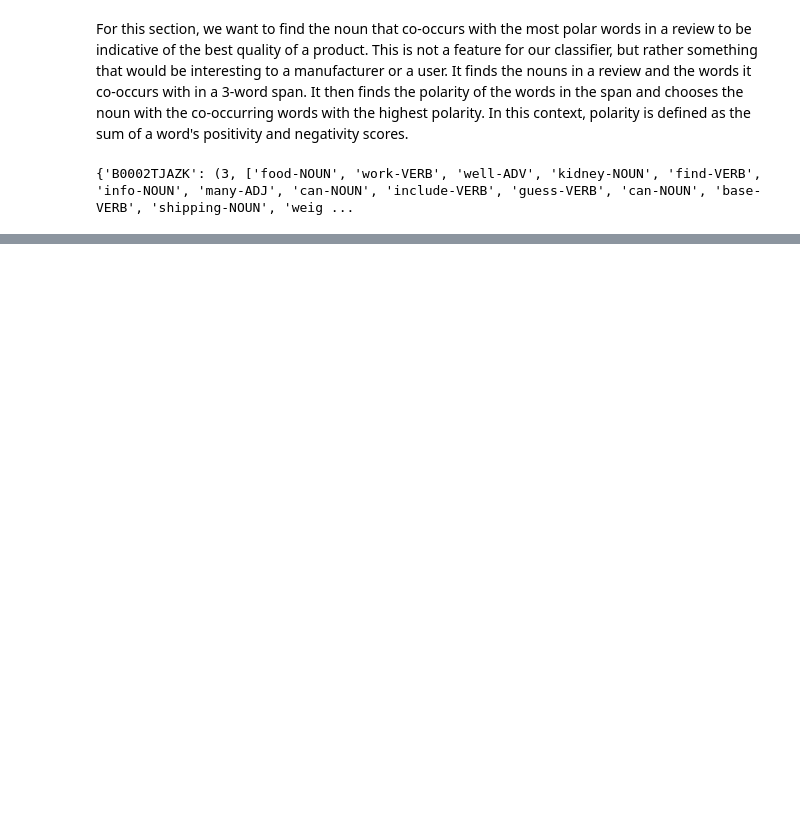
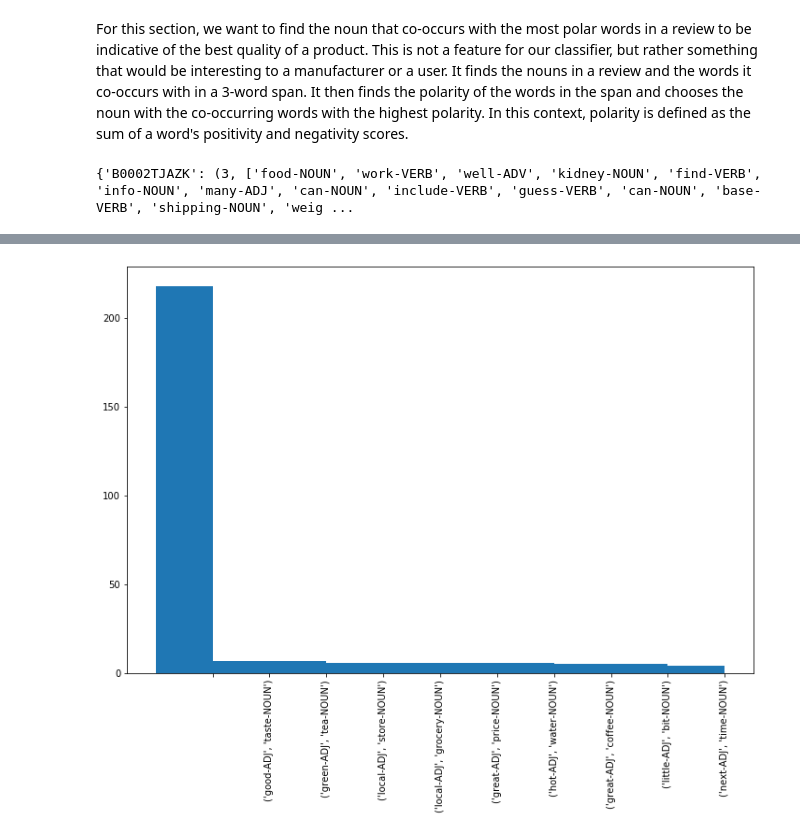
Before and after one commit to floorkouwenberg/TMCI_project, a Jupyter notebook: Cooccs.ipynb, the cells around one changed output, grey strips where cells are left out. Saved outputs shown, nothing was run; the diff lists cells and outputs as text; code cells hidden in the pictures; blank space fills up the shorter version.

Commit message:
made code more pythonic, added graph

```diff
--- a/Cooccs.ipynb
+++ b/Cooccs.ipynb
@@ -335,15 +341,13 @@ def analyze_review(lst):
     if highest_polarity in impt_features.keys():
         return impt_features[highest_polarity]
 # %%
-#get list of all unique product ids
 product_ids = set(cooccs_dict.keys())
 
-impt_features = []
+impt_features = {}
 
 #find important features about each product
-for id in product_ids:
-    review = cooccs_dict[id][1]
-    impt_features = analyze_review(review)
-
-    print("The most important aspect about item " + str(id) + " with score " + str(cooccs_dict[id][0]) + " is: "
-         + str(impt_features))
+for index, prod_id in enumerate(product_ids):
+    review = cooccs_dict[prod_id][1]
+    product = str(prod_id)
+    score = str(cooccs_dict[prod_id][0])
+    impt_features[index] = product, score, analyze_review(review)
@@ -389,0 +354,8 @@ print(one_properties[max(one_properties, key=one_properties.get)])
+# %%
+#print everything to see how the data looks
+for i in range(len(impt_features)):
+    prod = impt_features[i][0]
+    score = impt_features[i][1]
+    aspects = impt_features[i][2]
+
+    print("The most important aspect of product " + prod + " with score " + score + " is " + str(aspects))
@@ -389,0 +380,23 @@ print(one_properties[max(one_properties, key=one_properties.get)])
+# %%
+#plot the most common complaints or compliments overall
+import numpy as np
+from collections import Counter
+import matplotlib.pyplot as plt
+
+aspects = []
+
+for i in range(len(impt_features)):
+    aspects.append(impt_features[i][2])
+
+
+labels, values = zip(*Counter(aspects).most_common(10))
+
+indexes = np.arange(len(labels))
+width = 1
+
+plt.bar(indexes, values, width)
+plt.xticks(indexes + width * 0.5, labels)
+plt.xticks(rotation=90)
+plt.show()
+# %% [output]
+[figure, added]
```
Also changed, not shown: parts of 11 cells of this notebook, 2 other files.
